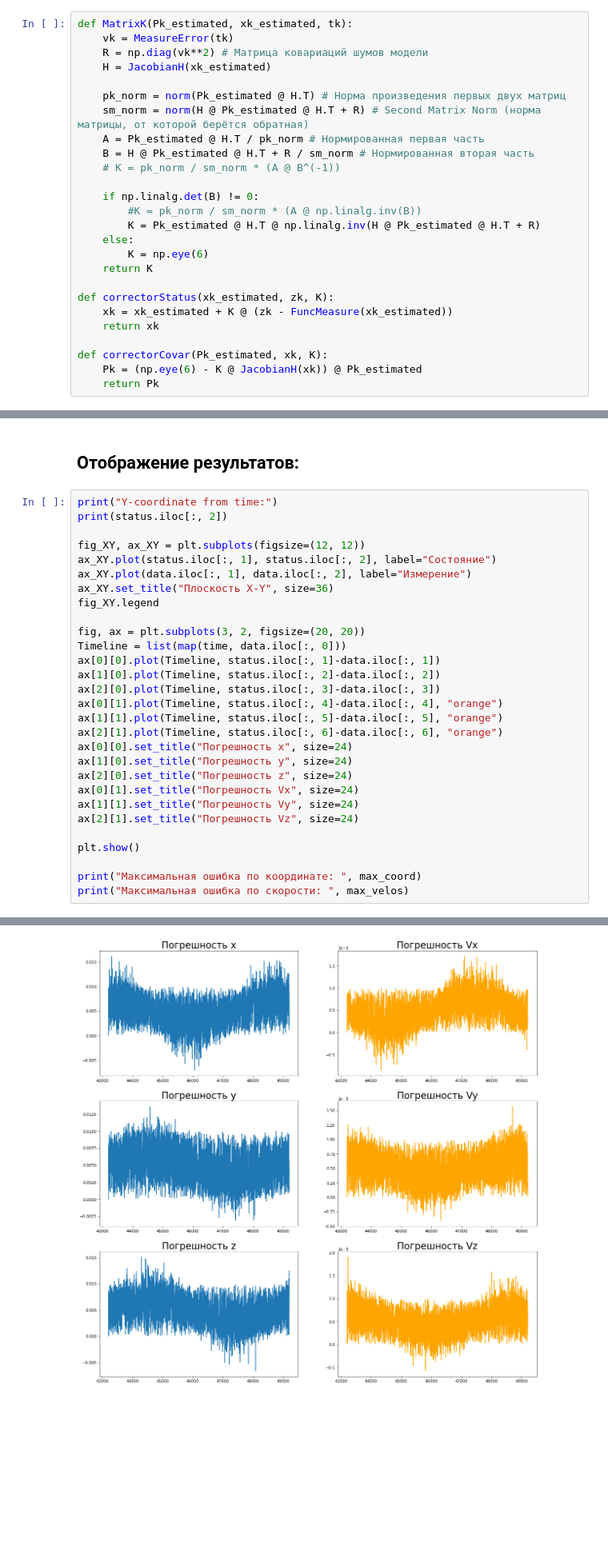
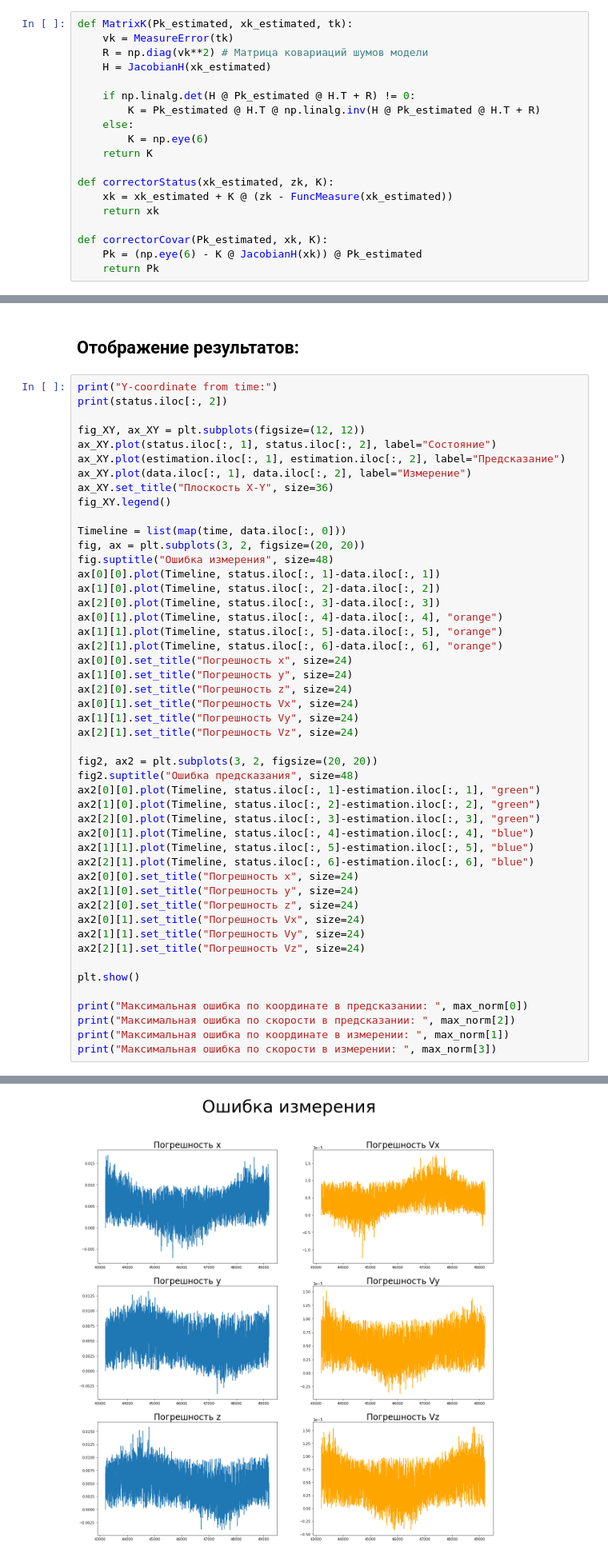
Before and after one commit to KirikMaster/MIPT-assignments, a Jupyter notebook: Control Theory/CT_project_ISS.ipynb, the cells around one changed output, grey strips where cells are left out. Shown at 80% size. Saved outputs shown, nothing was run; the diff lists cells and outputs as text; blank space fills up the shorter version.

```diff
--- a/Control Theory/CT_project_ISS.ipynb
+++ b/Control Theory/CT_project_ISS.ipynb
@@ -100,14 +167,7 @@ def MatrixK(Pk_estimated, xk_estimated, tk):
     R = np.diag(vk**2) # Матрица ковариаций шумов модели
     H = JacobianH(xk_estimated)
 
-    pk_norm = norm(Pk_estimated @ H.T) # Норма произведения первых двух матриц
-    sm_norm = norm(H @ Pk_estimated @ H.T + R) # Second Matrix Norm (норма матрицы, от которой берётся обратная)
-    A = Pk_estimated @ H.T / pk_norm # Нормированная первая часть
-    B = H @ Pk_estimated @ H.T + R / sm_norm # Нормированная вторая часть
-    # K = pk_norm / sm_norm * (A @ B^(-1))
-
-    if np.linalg.det(B) != 0:
-        #K = pk_norm / sm_norm * (A @ np.linalg.inv(B))
+    if np.linalg.det(H @ Pk_estimated @ H.T + R) != 0:
         K = Pk_estimated @ H.T @ np.linalg.inv(H @ Pk_estimated @ H.T + R)
     else:
         K = np.eye(6)
@@ -181,12 +235,14 @@ print(status.iloc[:, 2])
 
 fig_XY, ax_XY = plt.subplots(figsize=(12, 12))
 ax_XY.plot(status.iloc[:, 1], status.iloc[:, 2], label="Состояние")
+ax_XY.plot(estimation.iloc[:, 1], estimation.iloc[:, 2], label="Предсказание")
 ax_XY.plot(data.iloc[:, 1], data.iloc[:, 2], label="Измерение")
 ax_XY.set_title("Плоскость X-Y", size=36)
-fig_XY.legend
+fig_XY.legend()
 
+Timeline = list(map(time, data.iloc[:, 0]))
 fig, ax = plt.subplots(3, 2, figsize=(20, 20))
-Timeline = list(map(time, data.iloc[:, 0]))
+fig.suptitle("Ошибка измерения", size=48)
 ax[0][0].plot(Timeline, status.iloc[:, 1]-data.iloc[:, 1])
 ax[1][0].plot(Timeline, status.iloc[:, 2]-data.iloc[:, 2])
 ax[2][0].plot(Timeline, status.iloc[:, 3]-data.iloc[:, 3])
@@ -200,10 +256,27 @@ ax[0][1].set_title("Погрешность Vx", size=24)
 ax[1][1].set_title("Погрешность Vy", size=24)
 ax[2][1].set_title("Погрешность Vz", size=24)
 
+fig2, ax2 = plt.subplots(3, 2, figsize=(20, 20))
+fig2.suptitle("Ошибка предсказания", size=48)
+ax2[0][0].plot(Timeline, status.iloc[:, 1]-estimation.iloc[:, 1], "green")
+ax2[1][0].plot(Timeline, status.iloc[:, 2]-estimation.iloc[:, 2], "green")
+ax2[2][0].plot(Timeline, status.iloc[:, 3]-estimation.iloc[:, 3], "green")
+ax2[0][1].plot(Timeline, status.iloc[:, 4]-estimation.iloc[:, 4], "blue")
+ax2[1][1].plot(Timeline, status.iloc[:, 5]-estimation.iloc[:, 5], "blue")
+ax2[2][1].plot(Timeline, status.iloc[:, 6]-estimation.iloc[:, 6], "blue")
+ax2[0][0].set_title("Погрешность x", size=24)
+ax2[1][0].set_title("Погрешность y", size=24)
+ax2[2][0].set_title("Погрешность z", size=24)
+ax2[0][1].set_title("Погрешность Vx", size=24)
+ax2[1][1].set_title("Погрешность Vy", size=24)
+ax2[2][1].set_title("Погрешность Vz", size=24)
+
 plt.show()
 
-print("Максимальная ошибка по координате: ", max_coord)
-print("Максимальная ошибка по скорости: ", max_velos)
+print("Максимальная ошибка по координате в предсказании: ", max_norm[0])
+print("Максимальная ошибка по скорости в предсказании: ", max_norm[2])
+print("Максимальная ошибка по координате в измерении: ", max_norm[1])
+print("Максимальная ошибка по скорости в измерении: ", max_norm[3])
 # %% [output]
 Y-coordinate from time:
 1  Jan  2000       0.000000
@@ -222 +295 @@ Name: DefaultSC.EarthMJ2000Eq.Y, Length: 6001, dtype: float64
-[figure, old version]
+[figure, new version]
```
Also changed, not shown: parts of 6 cells of this notebook.
